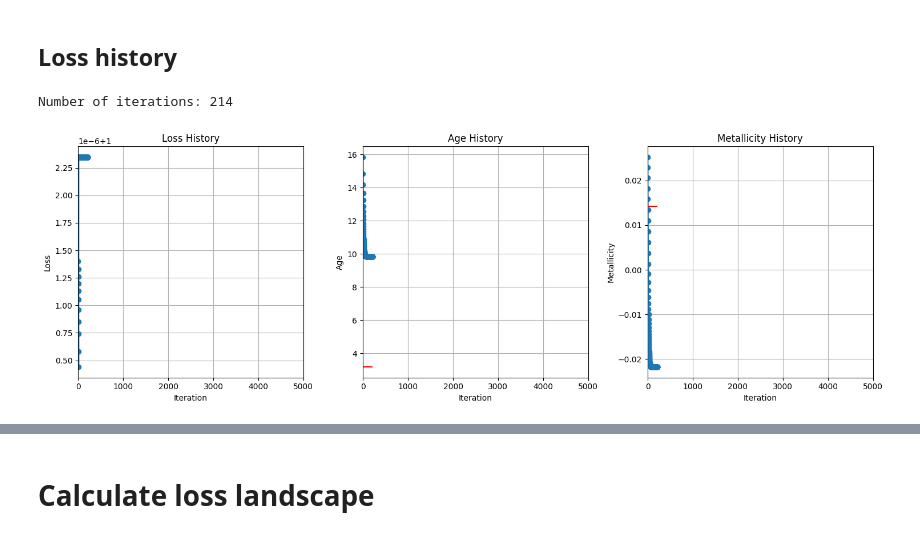
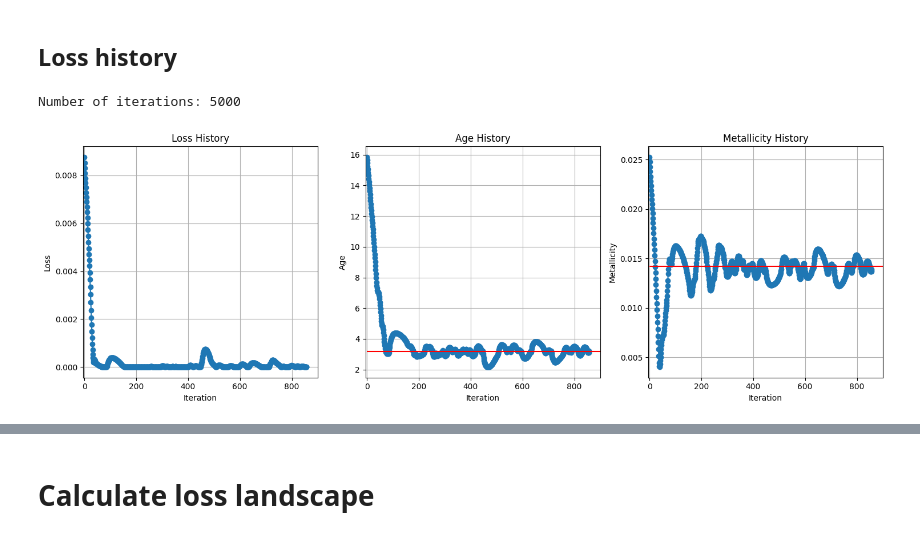
Before and after one commit to AstroAI-Lab/rubix, a Jupyter notebook: notebooks/gradient_age_metallicity_adamoptimizer.ipynb, the cells around one changed output, grey strips where cells are left out. Saved outputs shown, nothing was run; the diff lists cells and outputs as text; code cells hidden in the pictures.

```diff
--- a/notebooks/gradient_age_metallicity_adamoptimizer.ipynb
+++ b/notebooks/gradient_age_metallicity_adamoptimizer.ipynb
@@ -65,7 +65,7 @@ index_metallicity = 9
 initial_metallicity_index = 10
 initial_age_index = 104
 
-learning_all = 5e-2
+learning_all = 1e-2
 tol = 1e-10
 
 print(f"start age: {age_values[initial_age_index]}, start metallicity: {metallicity_values[initial_metallicity_index]}")
@@ -268,12 +268,12 @@ def loss_only_wrt_age_metallicity(age, metallicity, base_data, target):
         base_data.stars.metallicity = metallicity*0.05
 
         output = pipeline_instance.func(base_data)
-        loss = jnp.sum((output.stars.datacube - target) ** 2)
+        #loss = jnp.sum((output.stars.datacube - target) ** 2)
         #loss = jnp.sum(optax.l2_loss(output.stars.datacube, target.stars.datacube))
         #loss = jnp.sum(optax.huber_loss(output.stars.datacube, target.stars.datacube))
-        #loss = jnp.sum(optax.cosine_distance(output.stars.datacube, target))
+        loss = jnp.sum(optax.cosine_distance(output.stars.datacube, target))
 
-        return loss#jnp.log10(loss) #loss#/0.03 #jnp.log10(loss #/5e-5)
+        return jnp.log10(loss) #loss#/0.03 #jnp.log10(loss #/5e-5)
 # %%
 import equinox as eqx  # if you're using Equinox for RubixData
 
@@ -452,39 +442,39 @@ print(f"Number of iterations: {len(iterations)}")
 fig, axs = plt.subplots(1, 3, figsize=(15, 5), sharex=True)
 
 # Plot the loss history (convert log-loss back to loss if needed)
 axs[0].plot(iterations, 10**loss_history_np, marker='o', linestyle='-')
 axs[0].set_xlabel("Iteration")
 axs[0].set_ylabel("Loss")
 axs[0].set_title("Loss History")
 axs[0].grid(True)
 
 # Plot the age history, multiplying by 20 for the physical scale.
 axs[1].plot(iterations, age_history_np * 20, marker='o', linestyle='-')
 # Draw a horizontal line for the target age
 axs[1].hlines(y=age_values[index_age], xmin=0, xmax=iterations[-1], color='r', linestyle='-')
 axs[1].set_xlabel("Iteration")
 axs[1].set_ylabel("Age")
 axs[1].set_title("Age History")
 axs[1].grid(True)
 
 # Plot the metallicity history, multiplying by 0.05 for the physical scale.
-axs[2].plot(iterations, metallicity_history_np * 0.05, marker='o', linestyle='-')
+axs[2].plot(iterations, metallicity_history_np *0.05, marker='o', linestyle='-')
 # Draw a horizontal line for the target metallicity
 axs[2].hlines(y=metallicity_values[index_metallicity], xmin=0, xmax=iterations[-1], color='r', linestyle='-')
 axs[2].set_xlabel("Iteration")
 axs[2].set_ylabel("Metallicity")
 axs[2].set_title("Metallicity History")
 axs[2].grid(True)
 
-axs[0].set_xlim(-5, 5000)
-axs[1].set_xlim(-5, 5000)
-axs[2].set_xlim(-5, 5000)
+axs[0].set_xlim(-5, 900)
+axs[1].set_xlim(-5, 900)
+axs[2].set_xlim(-5, 900)
 plt.tight_layout()
 plt.savefig(f"output/optimisation_history.jpg", dpi=1000)
 plt.show()
 # %% [output]
-Number of iterations: 214
+Number of iterations: 5000
-[figure, old version]
+[figure, new version]
 # %%
 # NBVAL_SKIP
 #run the pipeline with the optimized age
```
Also changed, not shown: parts of 16 cells of this notebook, 2 other files.
